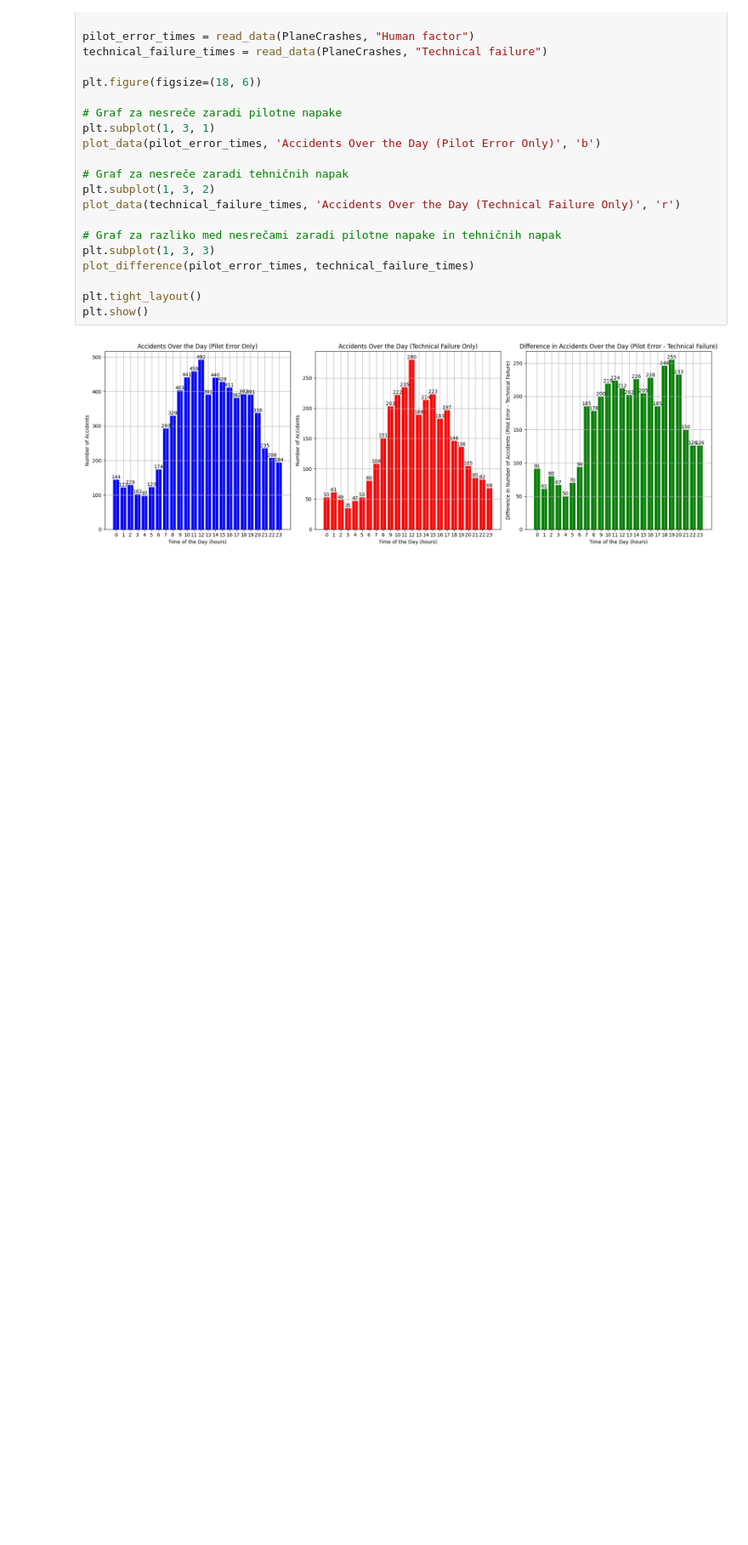
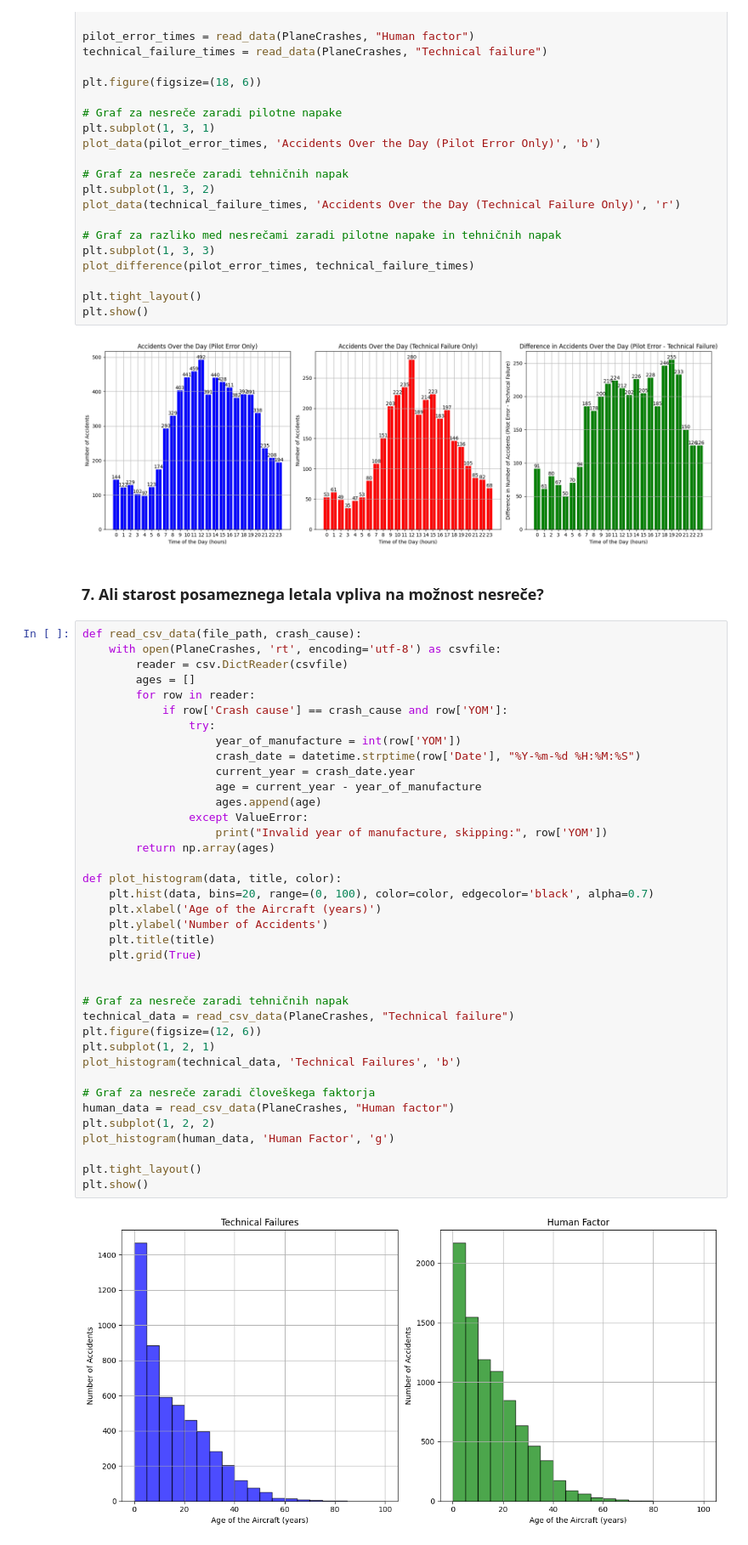
Before and after one commit to NikUlj/PR24NUJRSLSTKKM, a Jupyter notebook: PR24NUJRSLSTKKM.ipynb, the cells around one changed output. Shown: that part at 85% size. Cells and saved outputs as stored; diff of their text form; blank space fills up the shorter version.

```diff
--- a/PR24NUJRSLSTKKM.ipynb
+++ b/PR24NUJRSLSTKKM.ipynb
@@ -132,3 +140,45 @@ plt.tight_layout()
 plt.show()
 # %% [output]
 [figure]
+# %% [markdown]
+### 7. Ali starost posameznega letala vpliva na možnost nesreče?
+# %%
+def read_csv_data(file_path, crash_cause):
+    with open(PlaneCrashes, 'rt', encoding='utf-8') as csvfile:
+        reader = csv.DictReader(csvfile)
+        ages = []
+        for row in reader:
+            if row['Crash cause'] == crash_cause and row['YOM']:
+                try:
+                    year_of_manufacture = int(row['YOM'])
+                    crash_date = datetime.strptime(row['Date'], "%Y-%m-%d %H:%M:%S")
+                    current_year = crash_date.year
+                    age = current_year - year_of_manufacture
+                    ages.append(age)
+                except ValueError:
+                    print("Invalid year of manufacture, skipping:", row['YOM'])
+        return np.array(ages)
+
+def plot_histogram(data, title, color):
+    plt.hist(data, bins=20, range=(0, 100), color=color, edgecolor='black', alpha=0.7)
+    plt.xlabel('Age of the Aircraft (years)')
+    plt.ylabel('Number of Accidents')
+    plt.title(title)
+    plt.grid(True)
+
+
+# Graf za nesreče zaradi tehničnih napak
+technical_data = read_csv_data(PlaneCrashes, "Technical failure")
+plt.figure(figsize=(12, 6))
+plt.subplot(1, 2, 1)
+plot_histogram(technical_data, 'Technical Failures', 'b')
+
+# Graf za nesreče zaradi človeškega faktorja
+human_data = read_csv_data(PlaneCrashes, "Human factor")
+plt.subplot(1, 2, 2)
+plot_histogram(human_data, 'Human Factor', 'g')
+
+plt.tight_layout()
+plt.show()
+# %% [output]
+[figure, added]
```
Also changed, not shown: parts of 8 cells of this notebook, 1 other file.
